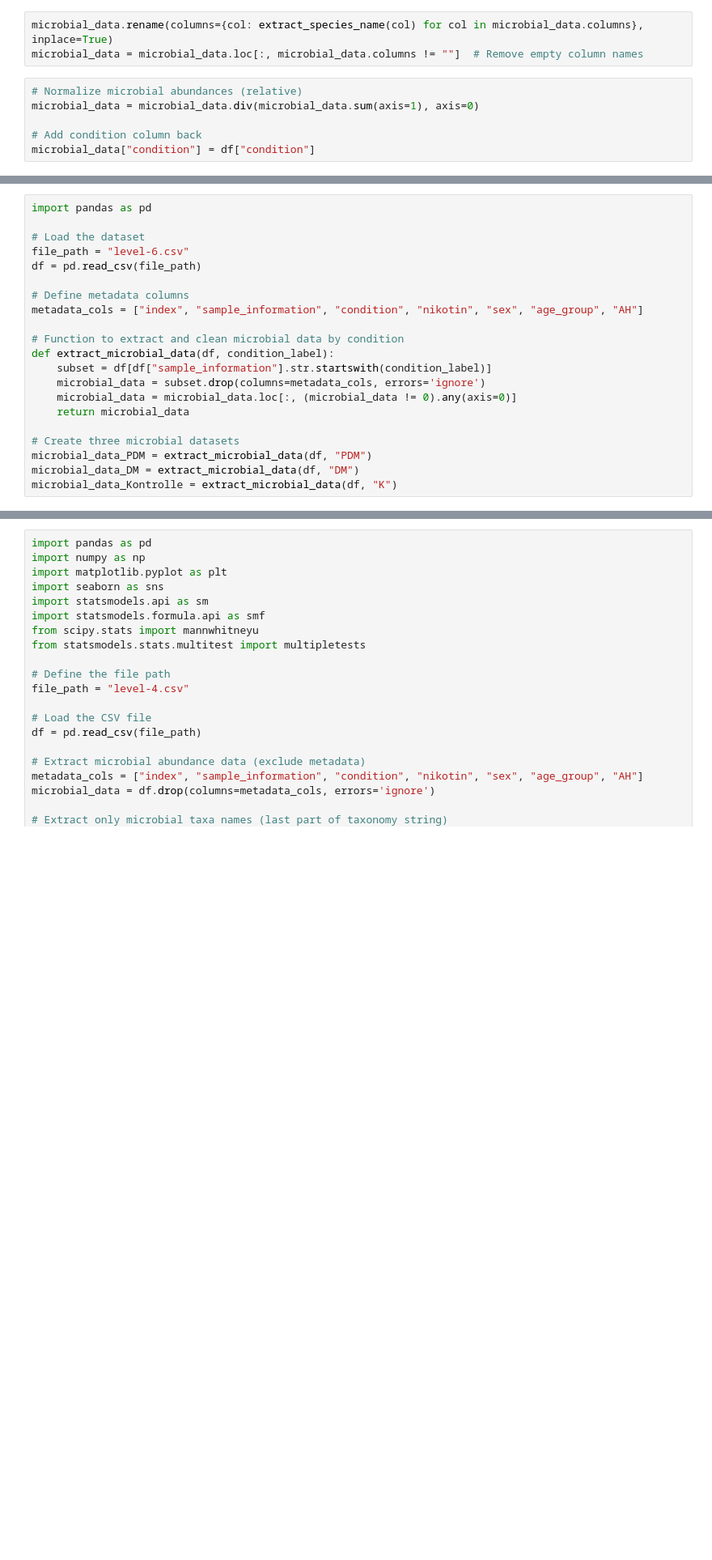
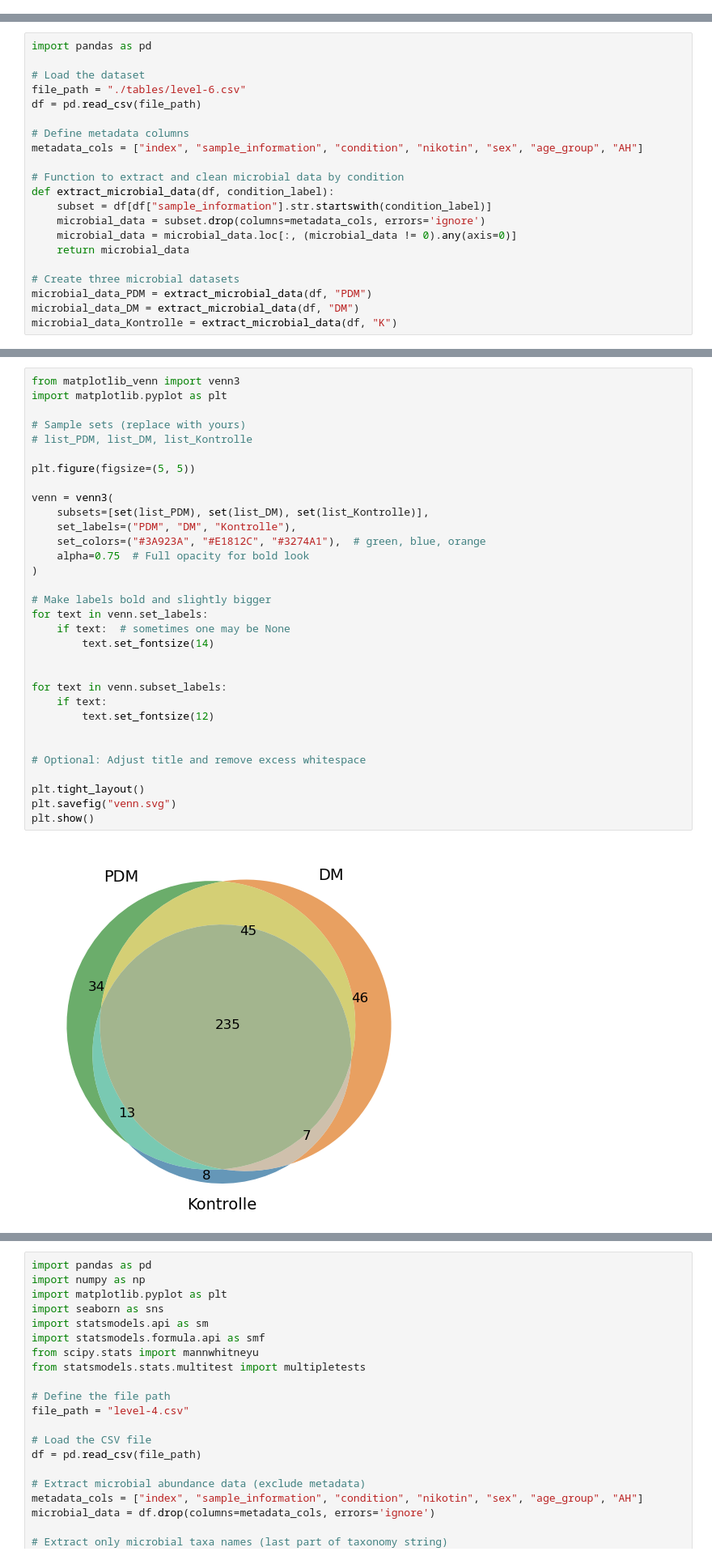
Before and after one commit to ErikaKvalem/Effenberger-Diabetes, a Jupyter notebook: 02-scripts/microbial_diffs_pdm_dm.ipynb, the cells around one changed output, grey strips where cells are left out. Shown at 81% size. Cells and saved outputs as stored; diff of their text form; blank space fills up the shorter version.

```diff
--- a/02-scripts/microbial_diffs_pdm_dm.ipynb
+++ b/02-scripts/microbial_diffs_pdm_dm.ipynb
@@ -130,9 +66,0 @@ def extract_species_name(taxonomy):
-# %%
-microbial_data.rename(columns={col: extract_species_name(col) for col in microbial_data.columns}, inplace=True)
-microbial_data = microbial_data.loc[:, microbial_data.columns != ""]  # Remove empty column names
-# %%
-# Normalize microbial abundances (relative)
-microbial_data = microbial_data.div(microbial_data.sum(axis=1), axis=0)
-
-# Add condition column back
-microbial_data["condition"] = df["condition"]
@@ -266,7 +68,7 @@ from matplotlib_venn import venn3
 import pandas as pd
 
 # Load the dataset
-file_path = "level-6.csv"
+file_path = "./tables/level-6.csv"
 df = pd.read_csv(file_path)
 
 # Define metadata columns
@@ -321,0 +141,34 @@ plt.show()
+# %%
+from matplotlib_venn import venn3
+import matplotlib.pyplot as plt
+
+# Sample sets (replace with yours)
+# list_PDM, list_DM, list_Kontrolle
+
+plt.figure(figsize=(5, 5))
+
+venn = venn3(
+    subsets=[set(list_PDM), set(list_DM), set(list_Kontrolle)],
+    set_labels=("PDM", "DM", "Kontrolle"),
+    set_colors=("#3A923A", "#E1812C", "#3274A1"),  # green, blue, orange
+    alpha=0.75  # Full opacity for bold look
+)
+
+# Make labels bold and slightly bigger
+for text in venn.set_labels:
+    if text:  # sometimes one may be None
+        text.set_fontsize(14)
+
+
+for text in venn.subset_labels:
+    if text:
+        text.set_fontsize(12)
+
+
+# Optional: Adjust title and remove excess whitespace
+
+plt.tight_layout()
+plt.savefig("venn.svg")
+plt.show()
+# %% [output]
+[figure, added]
```
Also changed, not shown: parts of 26 cells of this notebook.
